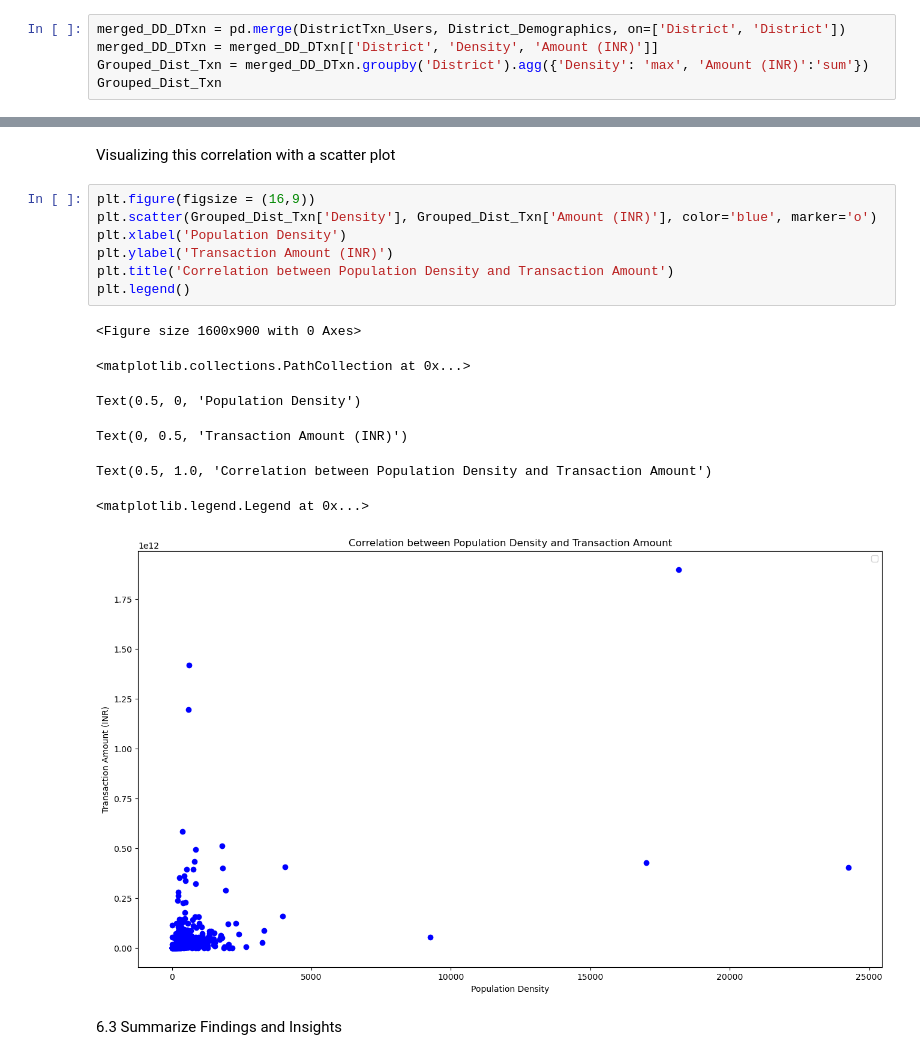
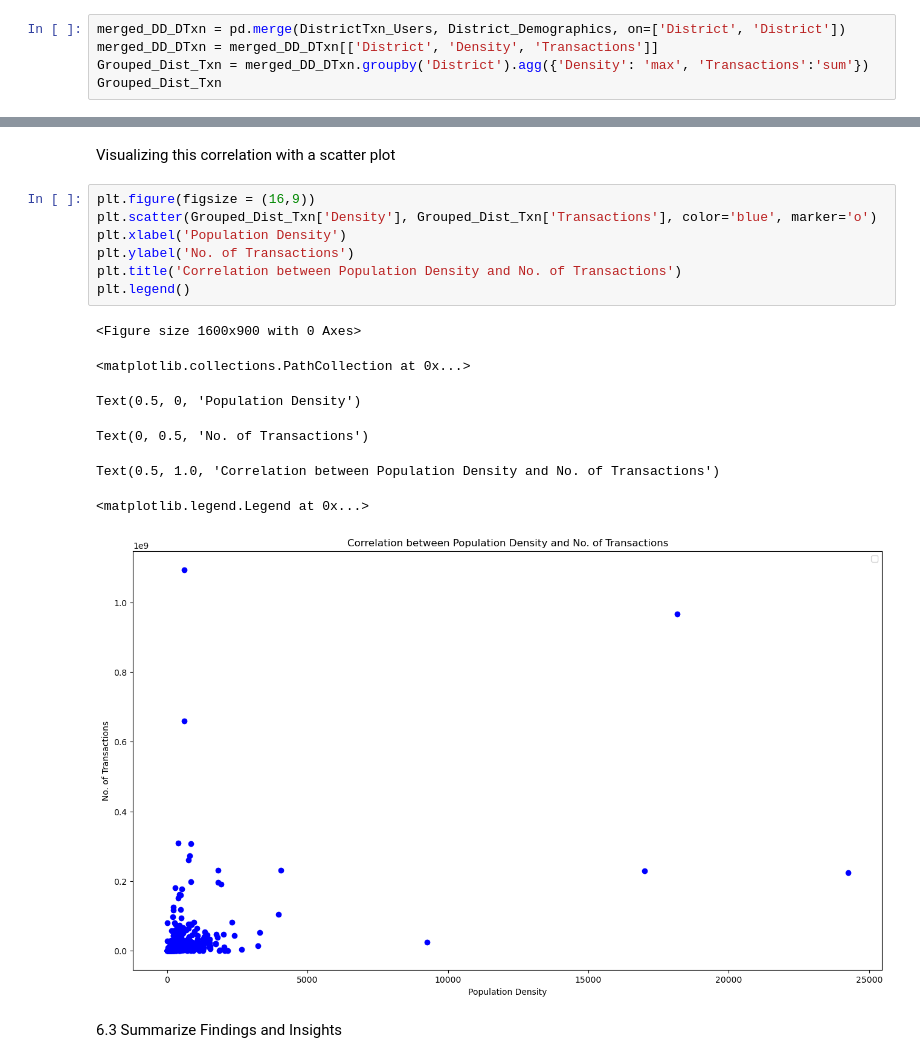
Before and after one commit to M8-12NJ/Python_DA_PhonePeData, a Jupyter notebook: PhonePe_CaseStudy.ipynb, the cells around one changed output, grey strips where cells are left out. Saved outputs shown, nothing was run; the diff lists cells and outputs as text.

```diff
--- a/PhonePe_CaseStudy.ipynb
+++ b/PhonePe_CaseStudy.ipynb
@@ -1109,7 +1109,7 @@ The overall scale of transactions is significantly lower compared to high-perfor
 6.2 Correlate demographic data with transaction data
 # %%
 merged_DD_DTxn = pd.merge(DistrictTxn_Users, District_Demographics, on=['District', 'District'])
-merged_DD_DTxn = merged_DD_DTxn[['District', 'Density', 'Amount (INR)']]
-Grouped_Dist_Txn = merged_DD_DTxn.groupby('District').agg({'Density': 'max', 'Amount (INR)':'sum'})
+merged_DD_DTxn = merged_DD_DTxn[['District', 'Density', 'Transactions']]
+Grouped_Dist_Txn = merged_DD_DTxn.groupby('District').agg({'Density': 'max', 'Transactions':'sum'})
 Grouped_Dist_Txn
 # %% [output]
@@ -1143,19 +1157,19 @@ Meaning: As one variable increases, the other tends to increase as well—but no
 Visualizing this correlation with a scatter plot
 # %%
 plt.figure(figsize = (16,9))
-plt.scatter(Grouped_Dist_Txn['Density'], Grouped_Dist_Txn['Amount (INR)'], color='blue', marker='o')
+plt.scatter(Grouped_Dist_Txn['Density'], Grouped_Dist_Txn['Transactions'], color='blue', marker='o')
 plt.xlabel('Population Density')
-plt.ylabel('Transaction Amount (INR)')
-plt.title('Correlation between Population Density and Transaction Amount')
+plt.ylabel('No. of Transactions')
+plt.title('Correlation between Population Density and No. of Transactions')
 plt.legend()
 # %% [output]
 <Figure size 1600x900 with 0 Axes>
 <matplotlib.collections.PathCollection at 0x...>
 Text(0.5, 0, 'Population Density')
-Text(0, 0.5, 'Transaction Amount (INR)')
+Text(0, 0.5, 'No. of Transactions')
-Text(0.5, 1.0, 'Correlation between Population Density and Transaction Amount')
+Text(0.5, 1.0, 'Correlation between Population Density and No. of Transactions')
 <matplotlib.legend.Legend at 0x...>
-[figure, old version]
+[figure, new version]
 # %% [markdown]
 6.3 Summarize Findings and Insights
 # %% [markdown]
```
Also changed, not shown: parts of 3 cells of this notebook.
